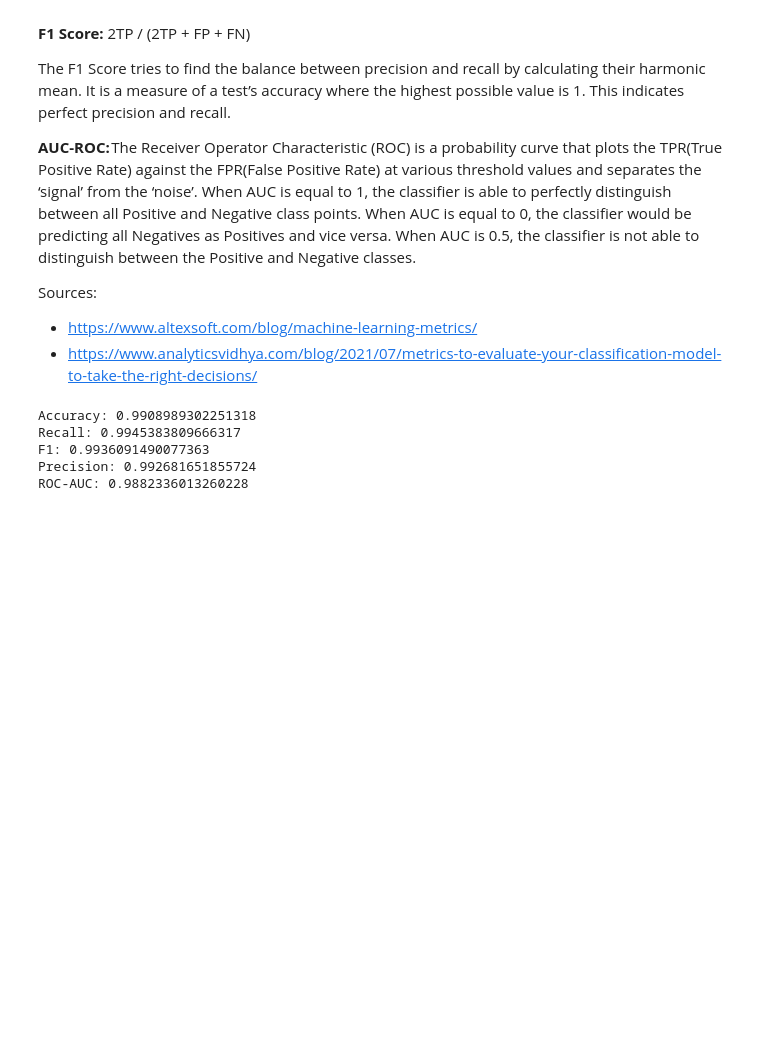
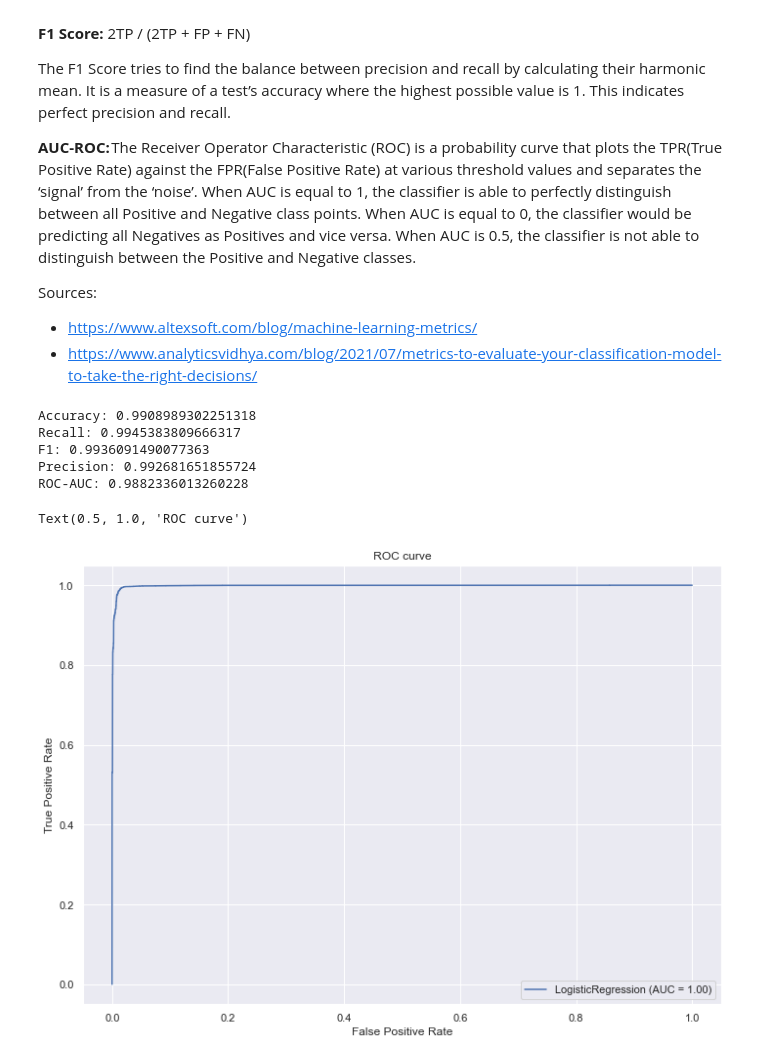
Before and after one commit to alanaselli/smoke_detection, a Jupyter notebook: main.ipynb, the cells around one changed output. Cells and saved outputs as stored; diff of their text form; code cells hidden in the pictures; blank space fills up the shorter version.

```diff
--- a/main.ipynb
+++ b/main.ipynb
@@ -682,3 +683,9 @@ Recall: 0.9945383809666317
 F1: 0.9936091490077363
 Precision: 0.992681651855724
 ROC-AUC: 0.9882336013260228
+# %%
+metrics.plot_roc_curve(logreg, X_test_scaled, y_test.values.ravel())
+plt.title("ROC curve")
+# %% [output]
+Text(0.5, 1.0, 'ROC curve')
+[figure, added]
```
Also changed, not shown: parts of 7 cells of this notebook.
